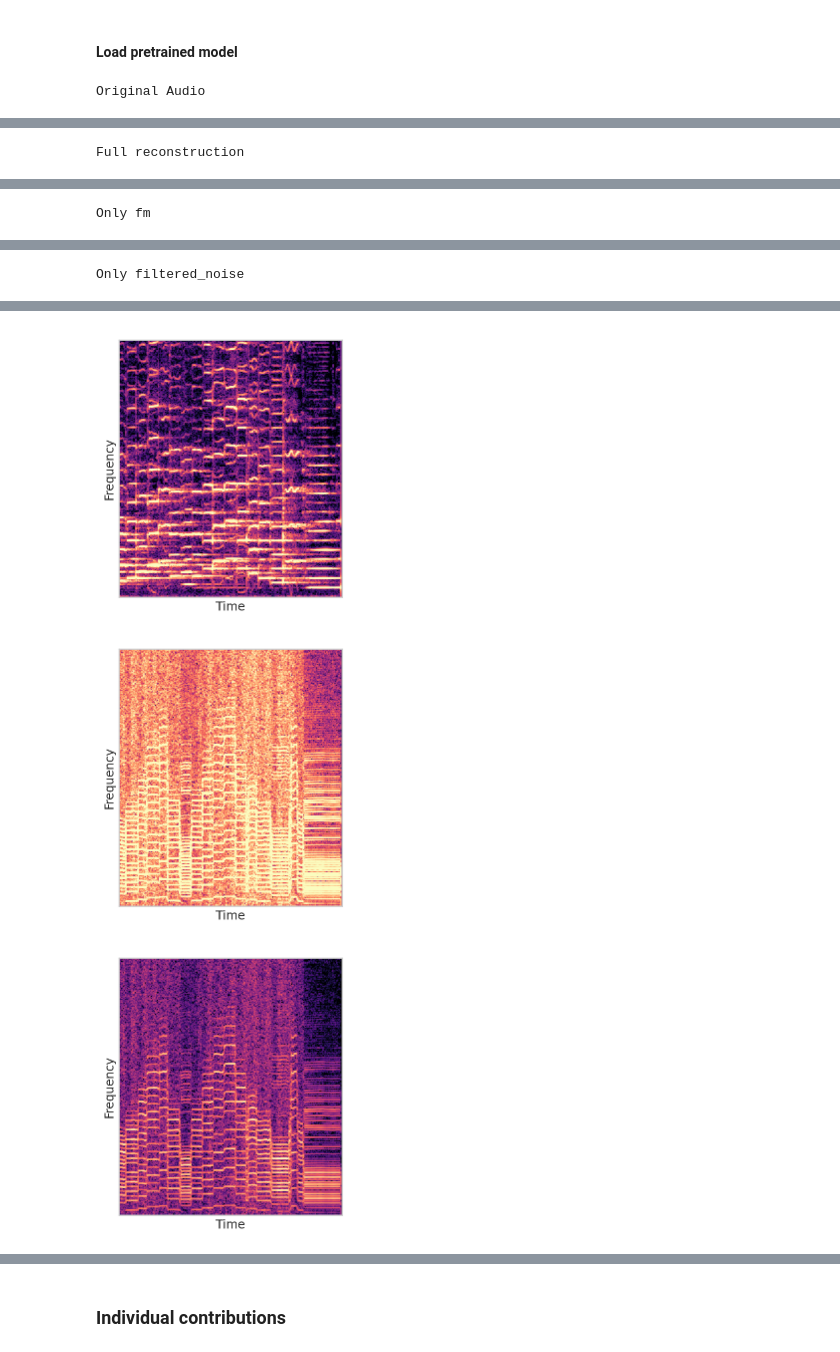
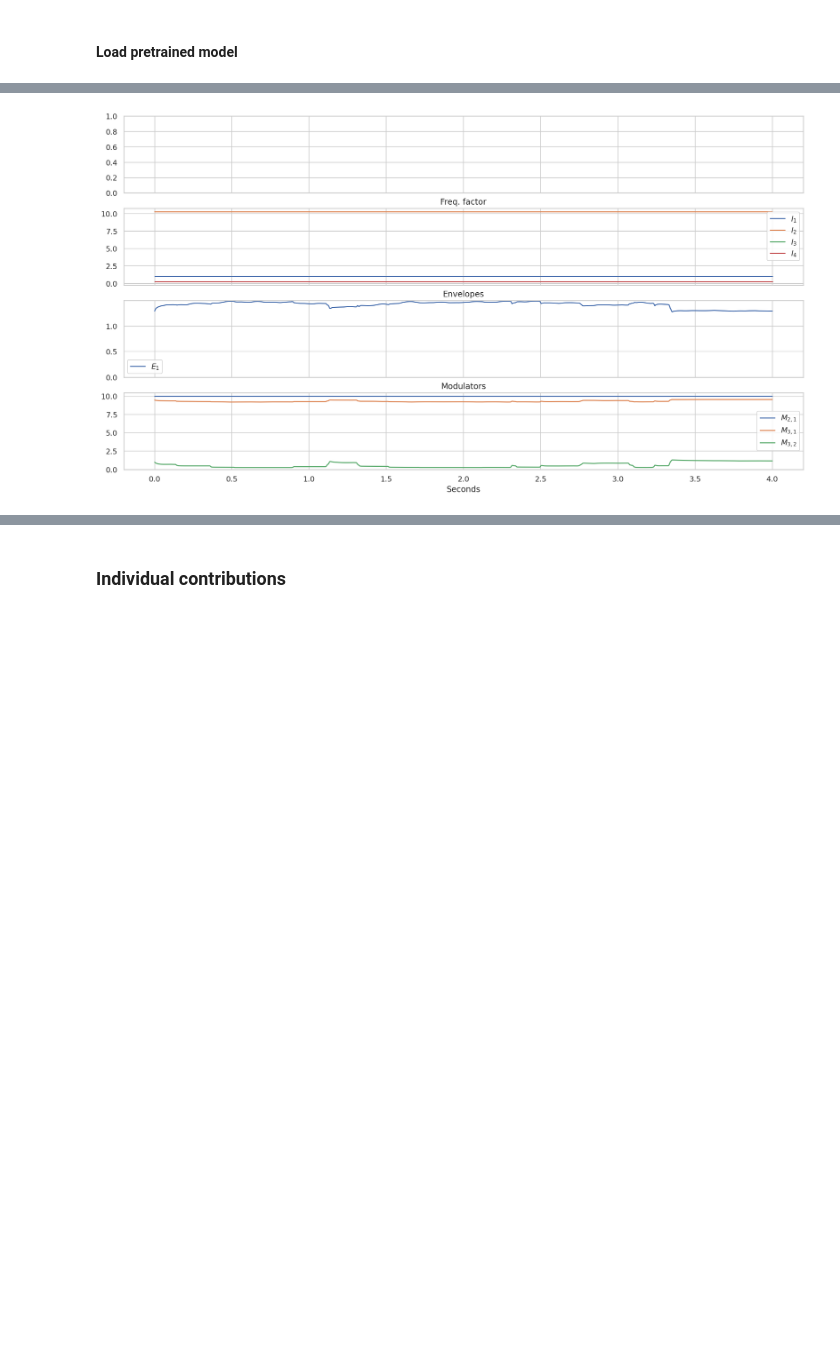
Before and after one commit to juanalonso/ddsp_am, a Jupyter notebook: ddsp/colab/fm/42_timbre_transfer_FM_violin.ipynb, the cells around one changed output, grey strips where cells are left out. Drawn from its saved outputs; the diff is of its cells as text; code cells hidden in the pictures; blank space fills up the shorter version.

Commit message:
Mute single modulators

```diff
--- a/ddsp/colab/fm/42_timbre_transfer_FM_violin.ipynb
+++ b/ddsp/colab/fm/42_timbre_transfer_FM_violin.ipynb
@@ -124,20 +124,20 @@ controls = model(frame, training=False)
 audio_full = model.get_audio_from_outputs(controls)
 audio_full /= tf.reduce_max(audio_full[0,:], axis=0).numpy()*1.5
 
-print('Original Audio')
-play(audio_baseline, sample_rate=SAMPLE_RATE)
+# print('Original Audio')
+# play(audio_baseline, sample_rate=SAMPLE_RATE)
 
-print('Full reconstruction')
-play(audio_full, sample_rate=SAMPLE_RATE)
+# print('Full reconstruction')
+# play(audio_full, sample_rate=SAMPLE_RATE)
 
-for synth in ['harmonic', 'fm', 'filtered_noise']:
-  if synth in controls:
-    print('Only ' + synth)
-    play(controls[synth]['signal'], sample_rate=SAMPLE_RATE)
+# for synth in ['harmonic', 'fm', 'filtered_noise']:
+#   if synth in controls:
+#     print('Only ' + synth)
+#     play(controls[synth]['signal'], sample_rate=SAMPLE_RATE)
 
-specplot(audio_baseline)
-specplot(audio_full)
-specplot(controls['fm']['signal'])
+# specplot(audio_baseline)
+# specplot(audio_full)
+# specplot(controls['fm']['signal'])
 
 c = controls['fm']['controls']
 
@@ -147,15 +147,14 @@ f, ax = plt.subplots(4, 1, figsize=(15, 8), sharex=True, )
 # f.suptitle('Inferred controls', fontsize=14)
 plt.tight_layout()
 
-ax[0].plot(x,c['op1'][0,:,0])
-ax[0].plot(x,c['op2'][0,:,0])
-ax[0].plot(x,c['op3'][0,:,0])
-ax[0].plot(x,c['op4'][0,:,0])
-ax[0].legend(['$A_1$','$A_2$','$A_3$','$A_4$'])
-ax[0].set_title('Output levels')
-ax[0].set_ylim(0)
+# ax[0].plot(x,c['op1'][0,:,0])
+# ax[0].plot(x,c['op2'][0,:,0])
+# ax[0].plot(x,c['op3'][0,:,0])
+# ax[0].plot(x,c['op4'][0,:,0])
+# ax[0].legend(['$A_1$','$A_2$','$A_3$','$A_4$'])
+# ax[0].set_title('Output levels')
+# ax[0].set_ylim(0)
 
-# *c['f0'][0,:,0]
 ax[1].plot(x,c['op1'][0,:,1])
 ax[1].plot(x,c['op2'][0,:,1])
 ax[1].plot(x,c['op3'][0,:,1])
@@ -164,20 +163,20 @@ ax[1].legend(['$I_1$','$I_2$','$I_3$','$I_4$'])
 ax[1].set_title('Freq. factor')
 
 ax[2].plot(x,c['op1'][0,:,2])
-ax[2].plot(x,c['op2'][0,:,2])
-ax[2].plot(x,c['op3'][0,:,2])
-ax[2].plot(x,c['op4'][0,:,2])
+# ax[2].plot(x,c['op2'][0,:,2])
+# ax[2].plot(x,c['op3'][0,:,2])
+# ax[2].plot(x,c['op4'][0,:,2])
 ax[2].legend(['$E_1$','$E_2$','$E_3$','$E_4$'])
 ax[2].set_title('Envelopes')
 ax[2].set_ylim(0)
 
 
 for mod in range(6):
-  ax[3].plot(x,c['modulators'][0,:,mod])
+  if mod in (0,1,3):
+    ax[3].plot(x,c['modulators'][0,:,mod])
 ax[3].legend(['$M_{2,1}$','$M_{3,1}$','$M_{3,2}$','$M_{4,1}$','$M_{4,2}$','$M_{4,3}$'], loc='center right')
 ax[3].set_ylim(0)
 ax[3].set_title('Modulators')
 ax[3].set_xlabel('Seconds')
 f.show()
 # %% [output]
-Original Audio
@@ -185 +182,0 @@ Original Audio
-Full reconstruction
@@ -187 +182,0 @@ Full reconstruction
-Only fm
@@ -189 +182,0 @@ Only fm
-Only filtered_noise
@@ -191,3 +183 @@ Only filtered_noise
-[figure, old version]
+[figure, new version]
-[figure, removed]
-[figure, removed]
```
Also changed, not shown: parts of 2 cells of this notebook.
